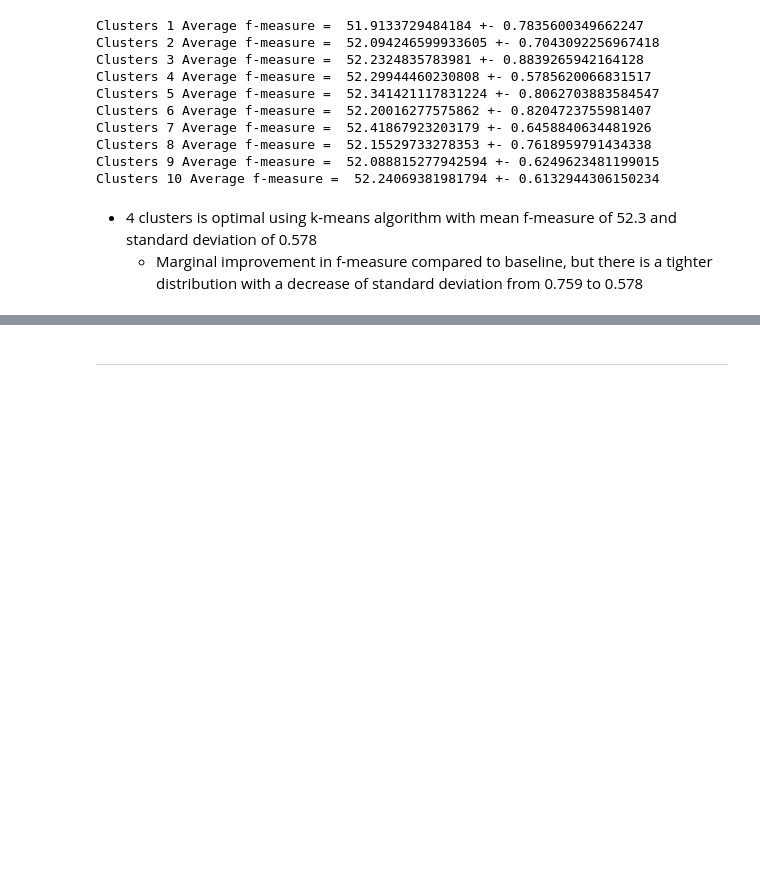
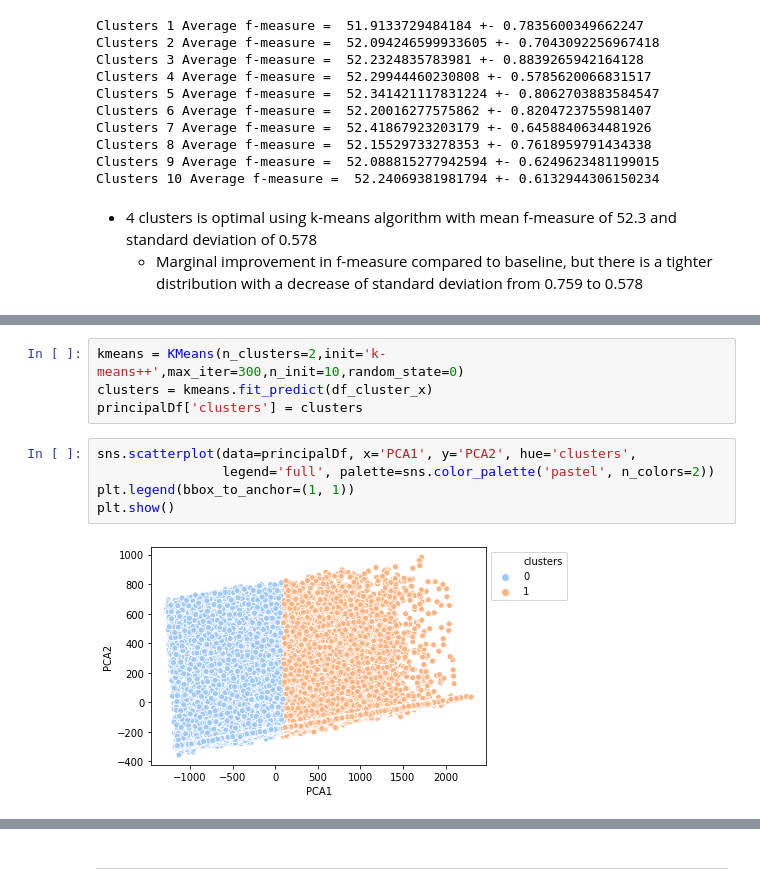
Before and after one commit to anguyen-07/DS7331-ML_Labs, a Jupyter notebook: Lab3_Clustering/DS7331_Lab3_Clustering_AirBnb.ipynb, the cells around one changed output, grey strips where cells are left out. Drawn from its saved outputs; the diff is of its cells as text; blank space fills up the shorter version.

```diff
--- a/Lab3_Clustering/DS7331_Lab3_Clustering_AirBnb.ipynb
+++ b/Lab3_Clustering/DS7331_Lab3_Clustering_AirBnb.ipynb
@@ -579,0 +647,11 @@ Clusters 10 Average f-measure =  52.24069381981794 +- 0.6132944306150234
+# %%
+kmeans = KMeans(n_clusters=2,init='k-means++',max_iter=300,n_init=10,random_state=0)
+clusters = kmeans.fit_predict(df_cluster_x)
+principalDf['clusters'] = clusters
+# %%
+sns.scatterplot(data=principalDf, x='PCA1', y='PCA2', hue='clusters',
+                legend='full', palette=sns.color_palette('pastel', n_colors=2))
+plt.legend(bbox_to_anchor=(1, 1))
+plt.show()
+# %% [output]
+[figure, added]
```
Also changed, not shown: parts of 24 cells of this notebook, 1 other file.
